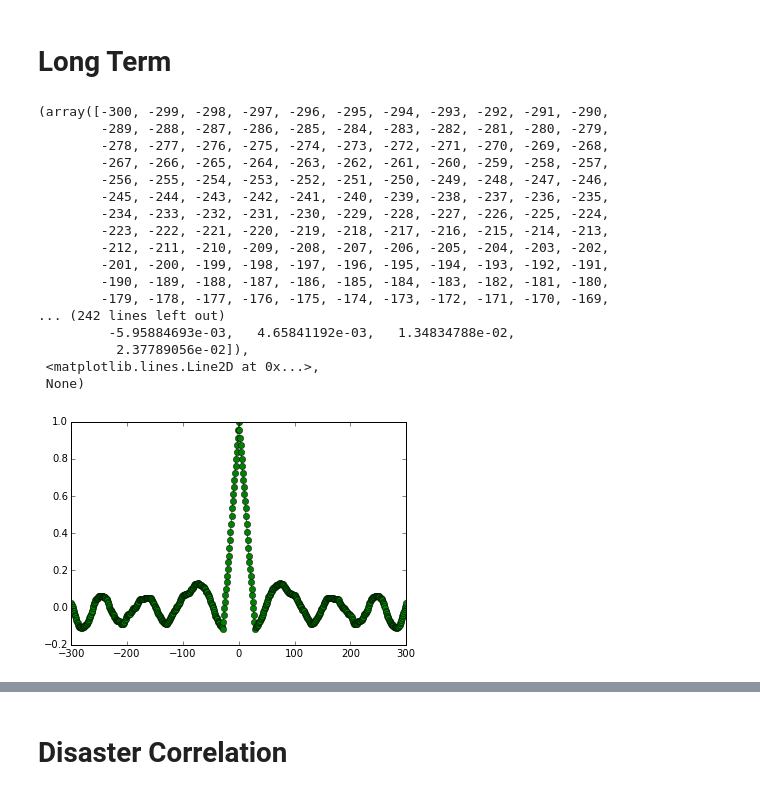
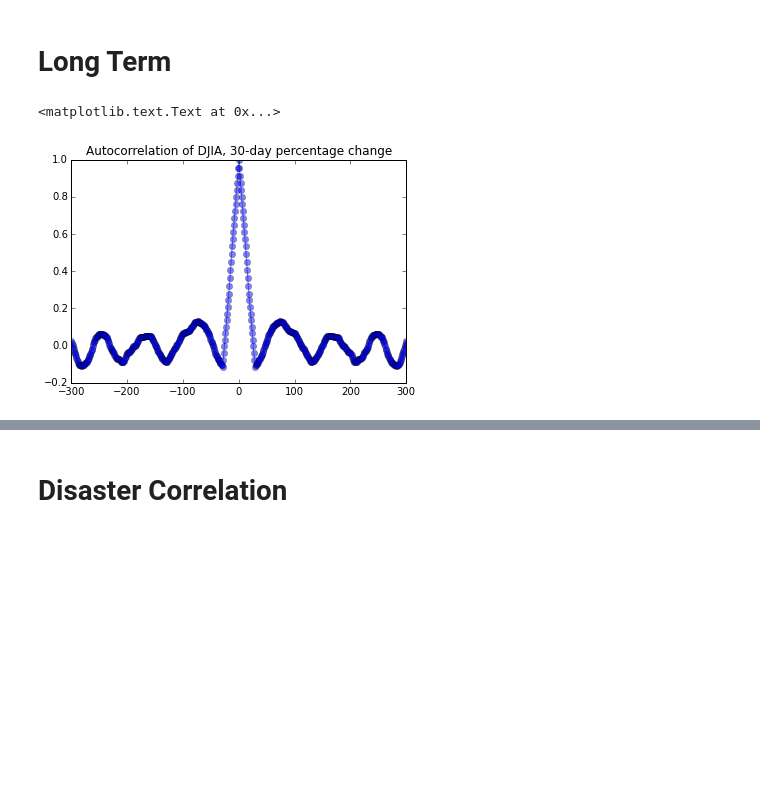
Before and after one commit to MarkDunne/final-year-project, a Jupyter notebook: work/Feature Correlation.ipynb, the cells around one changed output, grey strips where cells are left out. Drawn from its saved outputs; the diff is of its cells as text; code cells hidden in the pictures; blank space fills up the shorter version.

```diff
--- a/work/Feature Correlation.ipynb
+++ b/work/Feature Correlation.ipynb
@@ -77,10 +77,6 @@ plt.plot(dataset['Close'], fit_fn(dataset['Close']))
 [figure]
 # %% [markdown]
 # Long Term
-# %%
-def rdiff(series, window):
-    f = lambda items: (items[-1] - items[0]) / float(items[0])
-    return pd.rolling_apply(series, window, f).dropna()
 # %%
 axjo = Quandl.get("YAHOO/INDEX_AXJO", trim_start=datetime(2000, 1, 1))[['Adjusted Close']]
 dji  = Quandl.get("YAHOO/INDEX_DJI" , trim_start=datetime(2000, 1, 1))[['Adjusted Close']]
@@ -90,25 +86,10 @@ dataset = axjo.join(dji, lsuffix=' axjo', rsuffix=' dji', how='inner')
 X = rdiff(dataset['Adjusted Close axjo'], 30)
 y = rdiff(dataset['Adjusted Close dji'], 30)
 # %%
-plt.acorr(y, color='g', usevlines=False, linestyle='-', maxlags=300)
+plt.acorr(y, color='b', usevlines=False, linestyle='-', maxlags=300, alpha=0.5)
+plt.title('Autocorrelation of DJIA, 30-day percentage change')
 # %% [output]
-(array([-300, -299, -298, -297, -296, -295, -294, -293, -292, -291, -290,
-        -289, -288, -287, -286, -285, -284, -283, -282, -281, -280, -279,
-        -278, -277, -276, -275, -274, -273, -272, -271, -270, -269, -268,
-        -267, -266, -265, -264, -263, -262, -261, -260, -259, -258, -257,
-        -256, -255, -254, -253, -252, -251, -250, -249, -248, -247, -246,
-        -245, -244, -243, -242, -241, -240, -239, -238, -237, -236, -235,
-        -234, -233, -232, -231, -230, -229, -228, -227, -226, -225, -224,
-        -223, -222, -221, -220, -219, -218, -217, -216, -215, -214, -213,
-        -212, -211, -210, -209, -208, -207, -206, -205, -204, -203, -202,
-        -201, -200, -199, -198, -197, -196, -195, -194, -193, -192, -191,
-        -190, -189, -188, -187, -186, -185, -184, -183, -182, -181, -180,
-        -179, -178, -177, -176, -175, -174, -173, -172, -171, -170, -169,
-... (242 lines left out)
-         -5.95884693e-03,   4.65841192e-03,   1.34834788e-02,
-          2.37789056e-02]),
- <matplotlib.lines.Line2D at 0x...>,
- None)
+<matplotlib.text.Text at 0x...>
-[figure, old version]
+[figure, new version]
 # %%
 spy  = Quandl.get("GOOG/NYSE_SPY", trim_start=datetime(2000, 1, 1))[['Close']]
```
Also changed, not shown: parts of 8 cells of this notebook, 4 other files.
